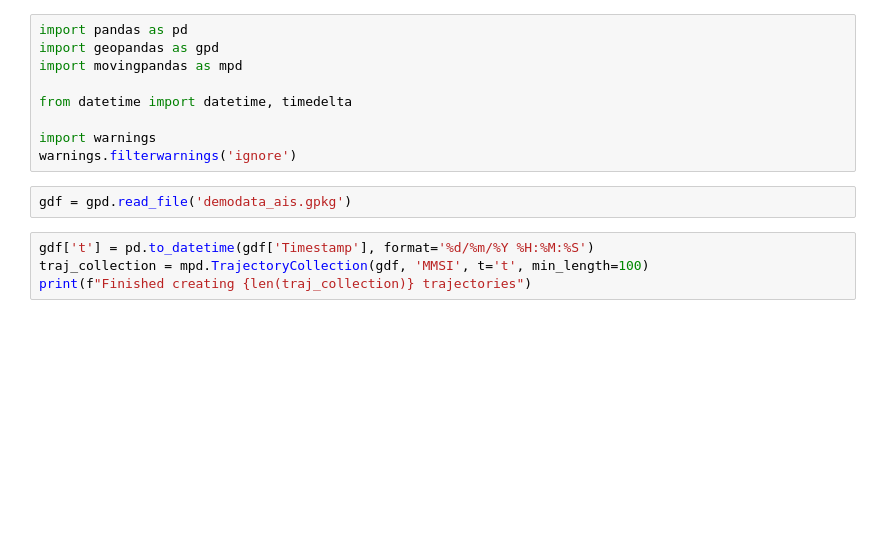
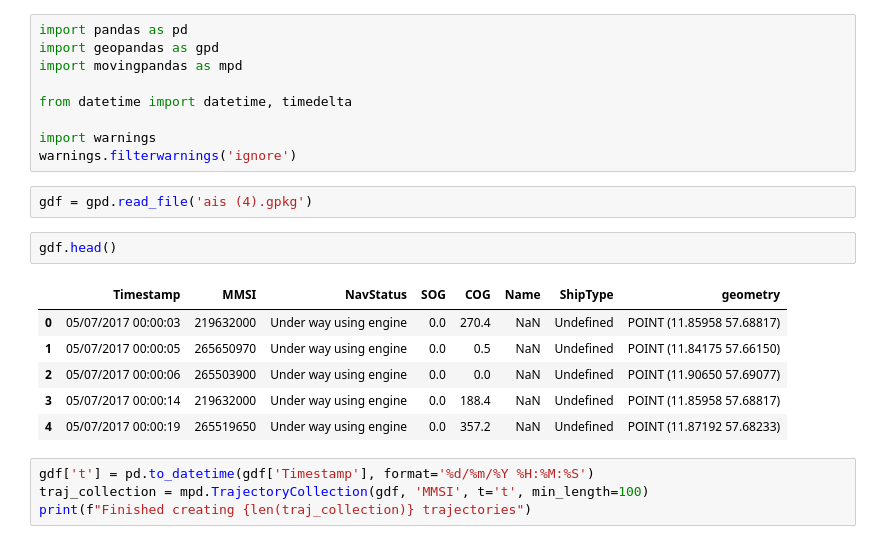
Before and after one commit to jc9677/duckdb, a Jupyter notebook: movingPandas.ipynb, the cells around one changed output. Saved outputs shown, nothing was run; the diff lists cells and outputs as text; blank space fills up the shorter version.

```diff
--- a/movingPandas.ipynb
+++ b/movingPandas.ipynb
@@ -8,7 +8,16 @@ from datetime import datetime, timedelta
 import warnings
 warnings.filterwarnings('ignore')
 # %%
-gdf = gpd.read_file('demodata_ais.gpkg')
+gdf = gpd.read_file('ais (4).gpkg')
+# %%
+gdf.head()
+# %% [output]
+|  | Timestamp | MMSI | NavStatus | SOG | COG | Name | ShipType | geometry |
+| 0 | 05/07/2017 00:00:03 | 219632000 | Under way using engine | 0.0 | 270.4 | NaN | Undefined | POINT (11.85958 57.68817) |
+| 1 | 05/07/2017 00:00:05 | 265650970 | Under way using engine | 0.0 | 0.5 | NaN | Undefined | POINT (11.84175 57.66150) |
+| 2 | 05/07/2017 00:00:06 | 265503900 | Under way using engine | 0.0 | 0.0 | NaN | Undefined | POINT (11.90650 57.69077) |
+| 3 | 05/07/2017 00:00:14 | 219632000 | Under way using engine | 0.0 | 188.4 | NaN | Undefined | POINT (11.85958 57.68817) |
+| 4 | 05/07/2017 00:00:19 | 265519650 | Under way using engine | 0.0 | 357.2 | NaN | Undefined | POINT (11.87192 57.68233) |
 # %%
 gdf['t'] = pd.to_datetime(gdf['Timestamp'], format='%d/%m/%Y %H:%M:%S')
 traj_collection = mpd.TrajectoryCollection(gdf, 'MMSI', t='t', min_length=100)
```
Also changed, not shown: parts of 8 cells of this notebook.
